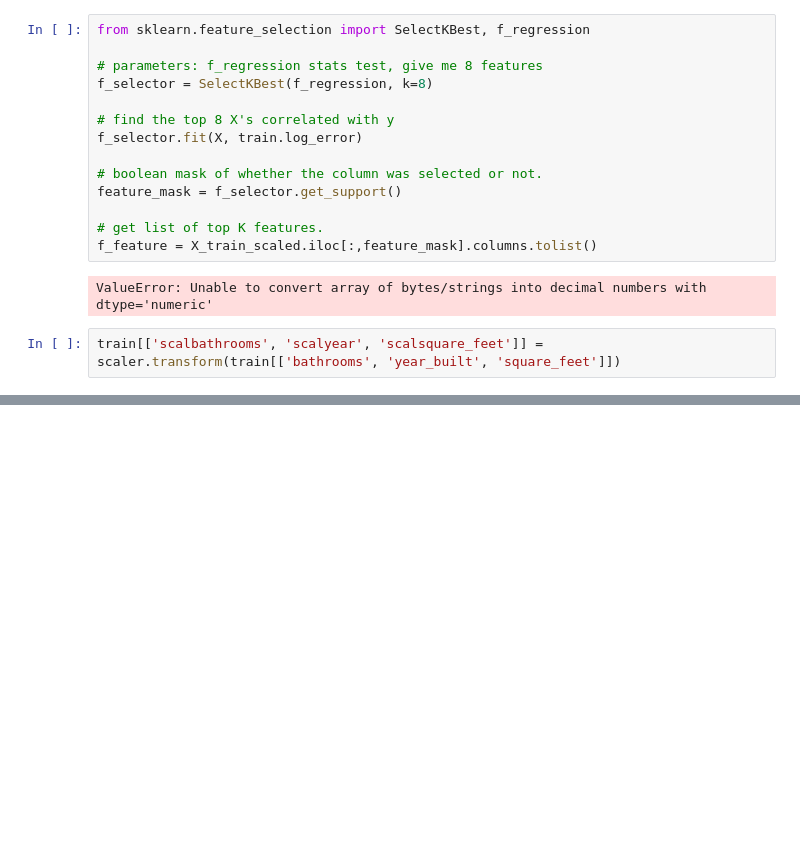
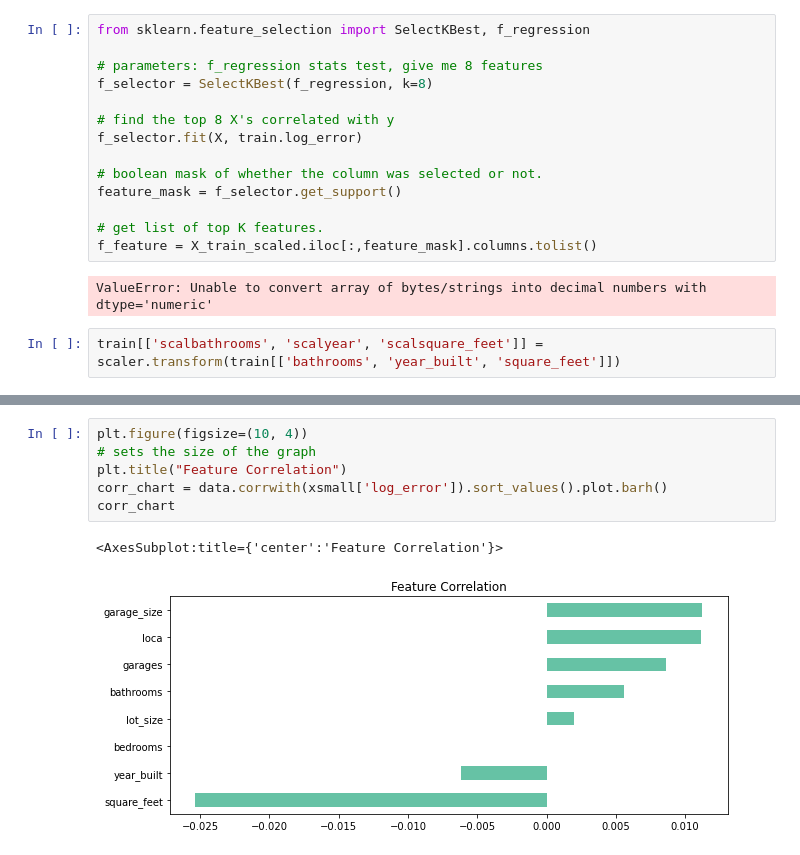
Before and after one commit to mindyshiben/Zillow_Clustering_Project, a Jupyter notebook: project_explore.ipynb, the cells around one changed output, grey strips where cells are left out. Saved outputs shown, nothing was run; the diff lists cells and outputs as text; blank space fills up the shorter version.

```diff
--- a/project_explore.ipynb
+++ b/project_explore.ipynb
@@ -567,0 +711,9 @@ train[['scalbathrooms', 'scalyear', 'scalsquare_feet']] = scaler.transform(train
+# %%
+plt.figure(figsize=(10, 4))
+# sets the size of the graph
+plt.title("Feature Correlation")
+corr_chart = data.corrwith(xsmall['log_error']).sort_values().plot.barh()
+corr_chart
+# %% [output]
+<AxesSubplot:title={'center':'Feature Correlation'}>
+[figure, added]
```
Also changed, not shown: parts of 44 cells of this notebook, 3 other files.
